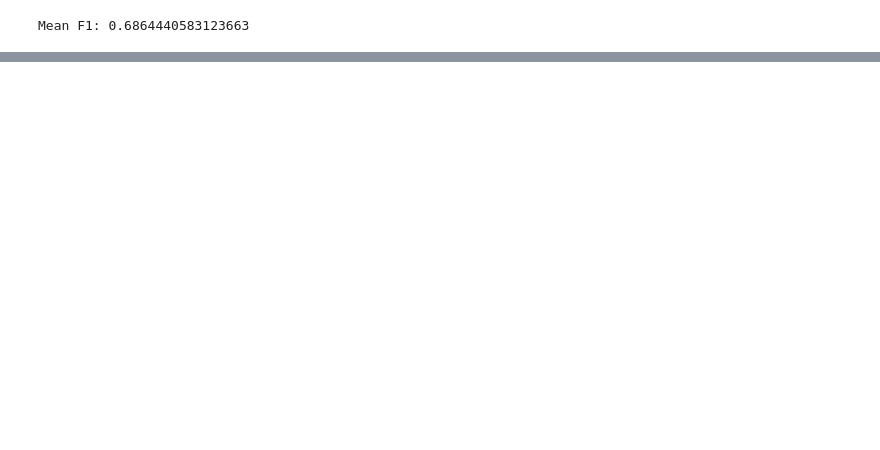
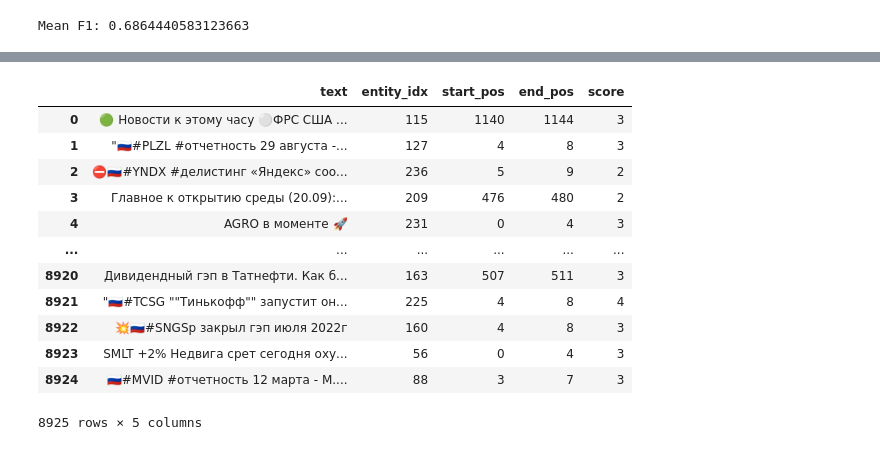
Before and after one commit to knifeman4444/gagarin_hack, a Jupyter notebook: experiments_flypew.ipynb, the cells around one changed output, grey strips where cells are left out. Saved outputs shown, nothing was run; the diff lists cells and outputs as text; code cells hidden in the pictures; blank space fills up the shorter version.

```diff
--- a/experiments_flypew.ipynb
+++ b/experiments_flypew.ipynb
@@ -255,0 +316,31 @@ Mean F1: 0.6864440583123663
+# %%
+list_for_df_ans = []
+
+for idx, (real, found) in tqdm(enumerate(zip(real_entities, found_entities)), total=len(real_entities)):
+    real = set(real)
+    similar = real.intersection(set(tp[0] for tp in found))
+    for item_found in found:
+        if item_found[0] not in similar:
+            continue
+        now_text = texts.iloc[idx]['MessageText']
+        if len(sent_texts[sent_texts['MessageText'] == now_text]) == 0:
+            continue
+        score = sent_texts[sent_texts['MessageText'] == now_text]['SentimentScore'].iloc[0].item()
+        list_for_df_ans.append((now_text, item_found[0], item_found[1][0], item_found[1][1], score))
+# %%
+df_ans = pd.DataFrame(list_for_df_ans, columns=['text', 'entity_idx', 'start_pos', 'end_pos', 'score'])
+df_ans
+# %% [output]
+|  | text | entity_idx | start_pos | end_pos | score |
+| 0 | 🟢 Новости к этому часу ⚪️ФРС США ... | 115 | 1140 | 1144 | 3 |
+| 1 | "🇷🇺#PLZL #отчетность 29 августа -... | 127 | 4 | 8 | 3 |
+| 2 | ⛔️🇷🇺#YNDX #делистинг «Яндекс» соо... | 236 | 5 | 9 | 2 |
+| 3 | Главное к открытию среды (20.09):... | 209 | 476 | 480 | 2 |
+| 4 | AGRO в моменте 🚀 | 231 | 0 | 4 | 3 |
+| ... | ... | ... | ... | ... | ... |
+| 8920 | Дивидендный гэп в Татнефти. Как б... | 163 | 507 | 511 | 3 |
+| 8921 | "🇷🇺#TCSG ""Тинькофф"" запустит он... | 225 | 4 | 8 | 4 |
+| 8922 | 💥🇷🇺#SNGSp закрыл гэп июля 2022г | 160 | 4 | 8 | 3 |
+| 8923 | SMLT +2% Недвига срет сегодня оху... | 56 | 0 | 4 | 3 |
+| 8924 | 🇷🇺#MVID #отчетность 12 марта - М.... | 88 | 3 | 7 | 3 |
+8925 rows × 5 columns
```
Also changed, not shown: parts of 9 cells of this notebook, 1 other file.
